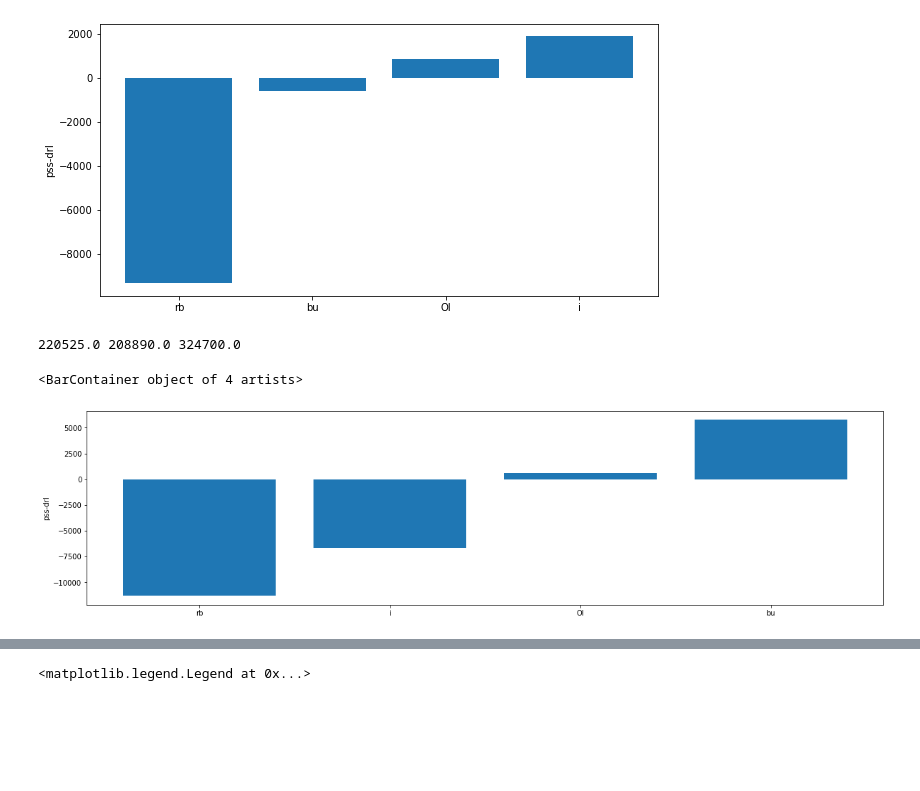
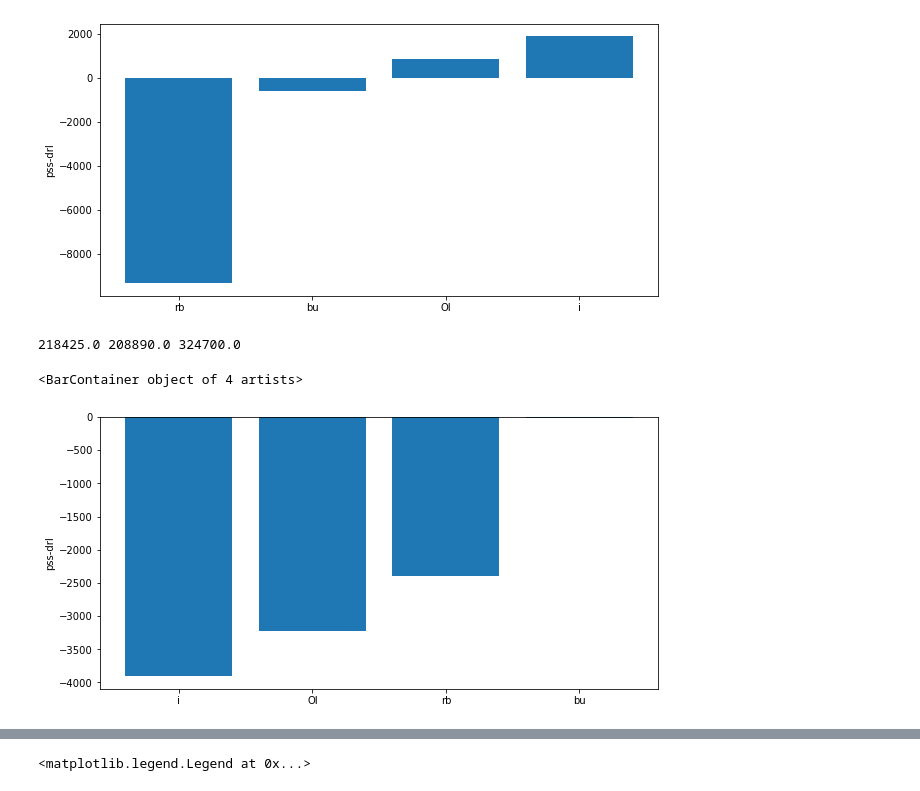
Before and after one commit to irides777/trader, a Jupyter notebook: pic.ipynb, the cells around one changed output, grey strips where cells are left out. Saved outputs shown, nothing was run; the diff lists cells and outputs as text; code cells hidden in the pictures; blank space fills up the shorter version.

```diff
--- a/pic.ipynb
+++ b/pic.ipynb
@@ -211,6 +211,16 @@ plt.bar(a, b)
 # %% [output]
 <BarContainer object of 4 artists>
 [figure]
+# %%
+import shutil
+objs = [i for i in dd.pz.unique()]
+path = 'res/baseline'
+for obj in objs:
+    cwd = os.path.join(path, obj, 'trade')
+    cd = os.path.join(path,obj)
+    for _, __, filens in os.walk(cwd):
+        for filen in filens:
+            shutil.move(os.path.join(cwd,filen),os.path.join(cd,filen))
 # %%
 
 import pandas as pd
@@ -218,44 +228,45 @@ import numpy as np
 import matplotlib.pyplot as plt
 from util import *
 objs = ['rb', 'bu', 'OI', 'i']
-# objs = ['CF','nr','sc','al','UR','fu','MA','c','SR','y','TA','eg','v','SA','FG','ru','zn','eb','a','SF','T','au','PK','TF','l','bu']
-dd = pd.read_csv('symbol_instrumentid2.csv')
-rest_objs = [i for i in dd.pz.unique() if i not in objs]
+# objs = ['rb','CF','nr','sc','al','UR','fu','MA','c','SR','y','TA','eg','v','SA','FG','ru','zn','eb','a','SF','T','au','PK','TF','l','bu']
+# dd = pd.read_csv('symbol_instrumentid2.csv')
+# rest_objs = [i for i in dd.pz.unique() if i not in objs]
+# objs = [i for i in dd.pz.unique()]
 # rest_objs = []
-comment = 'exp01_1year'
-# comment = 'exp005'
+comment = 'test'
+# comment = 'queue'
 cwd = os.path.join('res', comment)
 a, b, c = 0, 0, 0
 fin = []
 cha = []
 for obj in objs:
     file_path = os.path.join(cwd, obj, 'sum.csv')
     # file_path = os.path.join(f'./res/{obj}/trade', 'sum.csv')
     if os.path.exists(file_path):
         fin.append(obj)
         data = pd.read_csv(file_path)
         a+=data.drl.sum()
         b+=data.pss.sum()
         c+=data['agg'].sum()
         cha.append((obj, data.pss.sum()-data.drl.sum()))
 # for obj in rest_objs:
 #     # file_path = os.path.join(cwd, obj, 'sum.csv')
 #     file_path = os.path.join(f'./res/{obj}/trade', 'sum.csv')
 #     if os.path.exists(file_path):
 #         fin.append(obj)
 #         data = pd.read_csv(file_path)
 #         a+=data.drl.sum()
 #         b+=data.pss.sum()
 #         c+=data['agg'].sum()
 #         cha.append((obj, data.pss.sum()-data.drl.sum()))
 cha = sorted(cha, key=lambda x:x[1])
 # data = data[data.date!=20220119]
 print(a,b,c)
 a, b = [x[0] for x in cha], [x[1] for x in cha]
-plt.subplots(figsize=(20,5))
+plt.subplots(figsize=(10,5))
 plt.ylabel('pss-drl')
 plt.bar(a, b)
 # %% [output]
-220525.0 208890.0 324700.0
+218425.0 208890.0 324700.0
 <BarContainer object of 4 artists>
-[figure, old version]
+[figure, new version]
```
Also changed, not shown: parts of 4 cells of this notebook, 5 other files.
